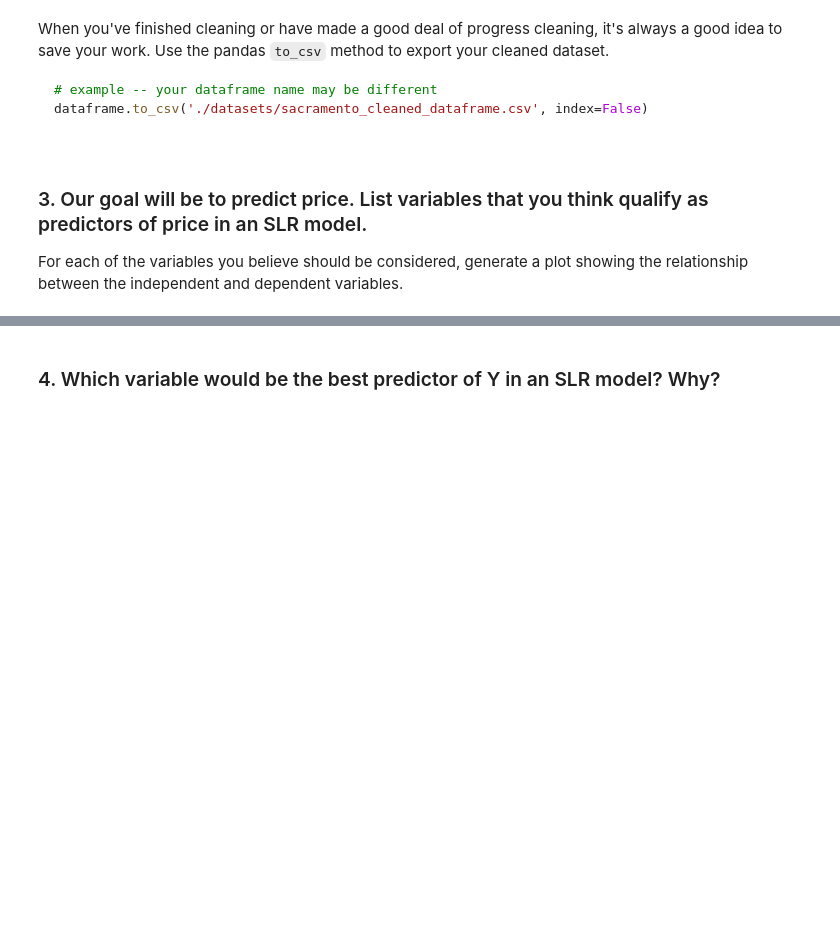
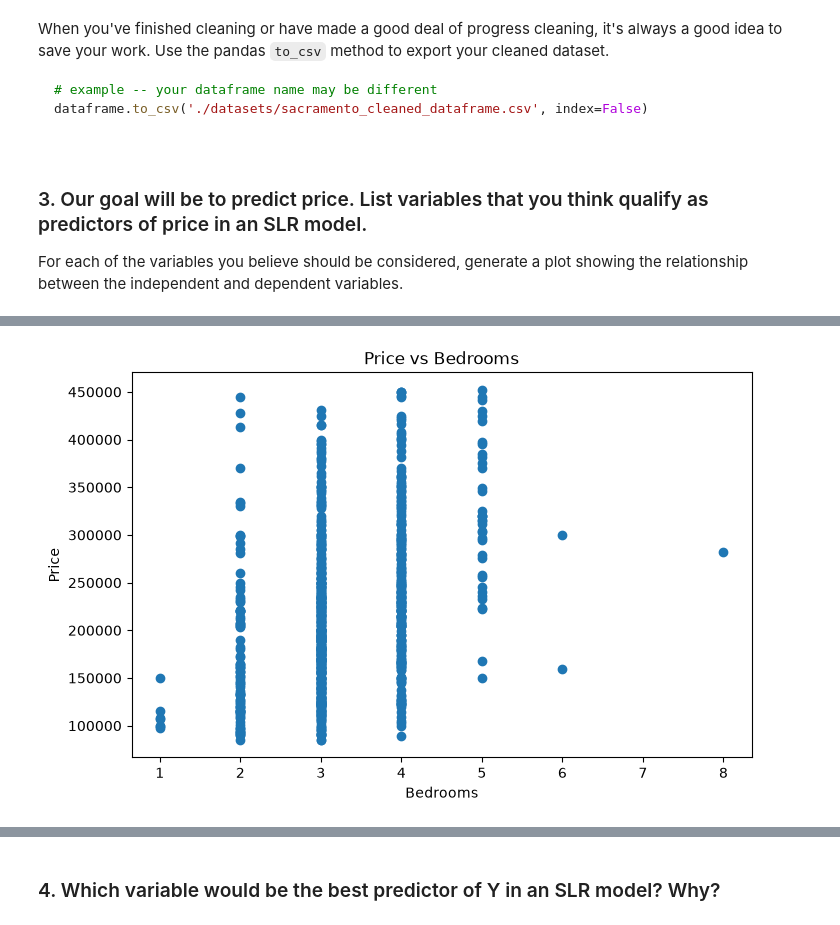
Before and after one commit to ntf0/labs_projects, a Jupyter notebook: labs/Regression/6.4.E1 Exercise regression.ipynb, the cells around one changed output, grey strips where cells are left out. Drawn from its saved outputs; the diff is of its cells as text; code cells hidden in the pictures; blank space fills up the shorter version.

```diff
--- a/labs/Regression/6.4.E1 Exercise regression.ipynb
+++ b/labs/Regression/6.4.E1 Exercise regression.ipynb
@@ -123,0 +248,9 @@ For each of the variables you believe should be considered, generate a plot show
+# %%
+plt.figure(figsize=(8,5))
+plt.scatter(housing['beds'], housing['price'])
+plt.xlabel('Bedrooms')
+plt.ylabel('Price')
+plt.title('Price vs Bedrooms')
+plt.show()
+# %% [output]
+[figure, added]
```
Also changed, not shown: parts of 48 cells of this notebook, 1 other file.
